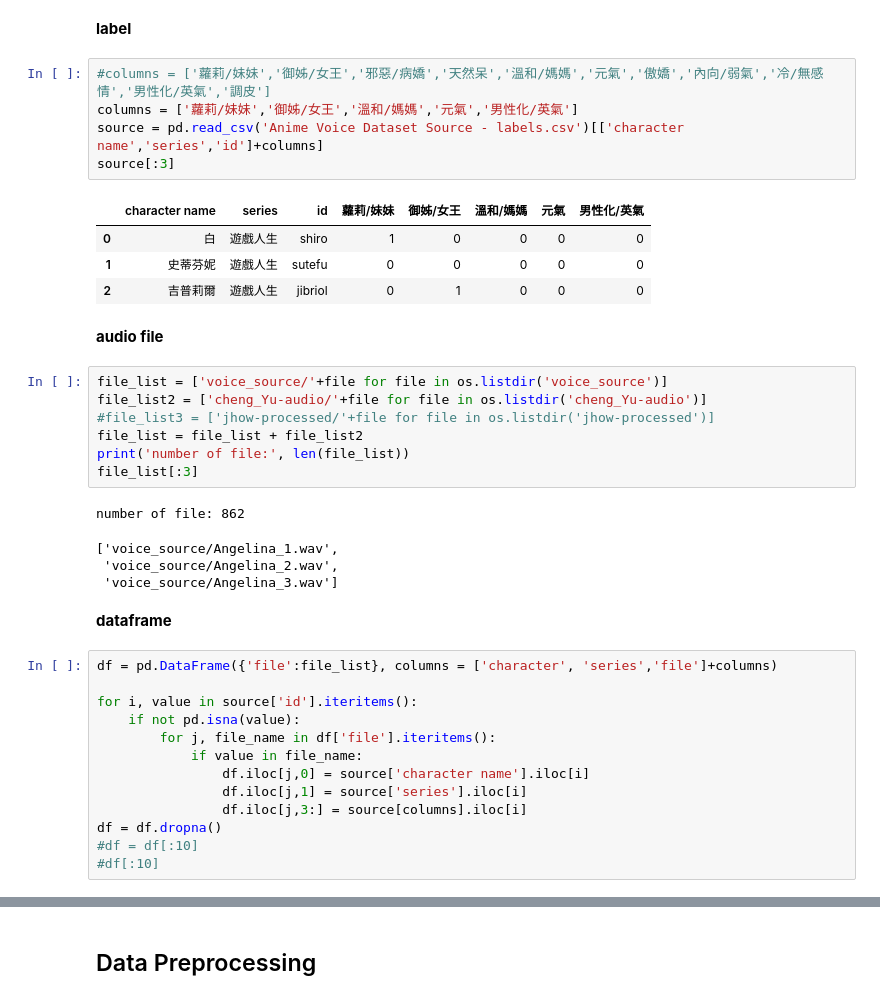
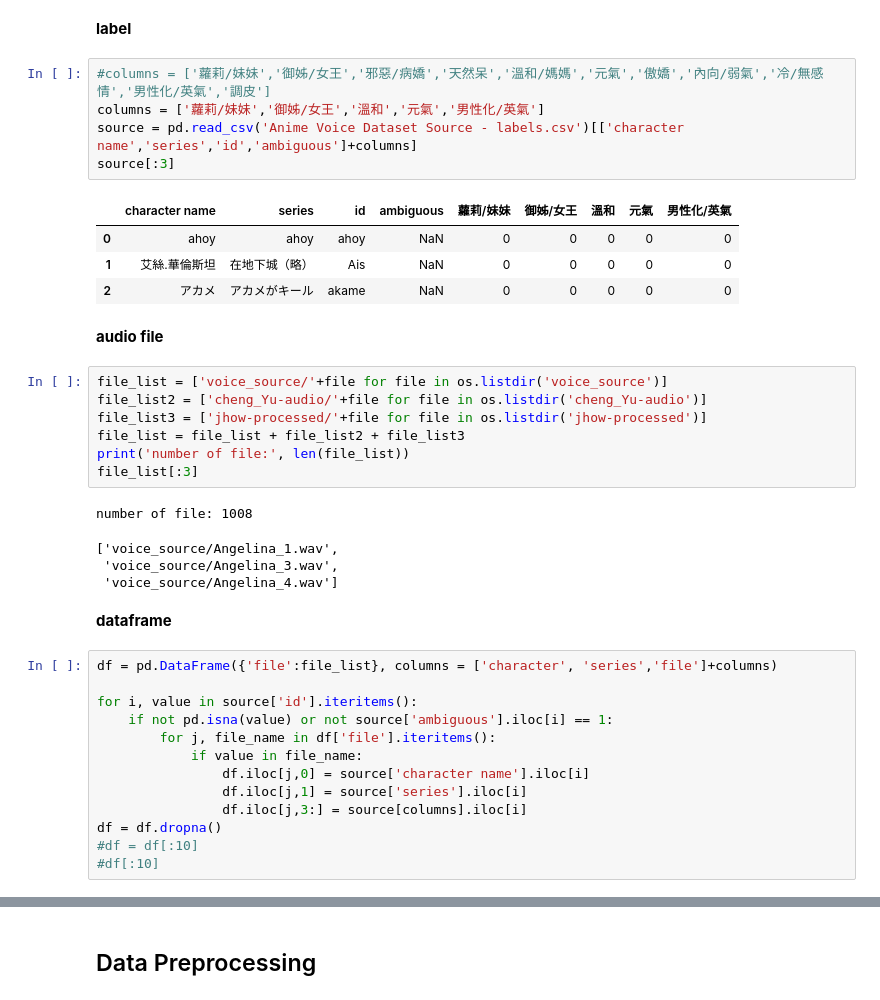
Before and after one commit to J-HowHuang/anime-voice, a Jupyter notebook: audio_feature.ipynb, the cells around one changed output, grey strips where cells are left out. Cells and saved outputs as stored; diff of their text form.

```diff
--- a/audio_feature.ipynb
+++ b/audio_feature.ipynb
@@ -53,35 +53,35 @@ librosa.display.waveplot(sample, sr=rate)
 __label__
 # %%
 #columns = ['蘿莉/妹妹','御姊/女王','邪惡/病嬌','天然呆','溫和/媽媽','元氣','傲嬌','內向/弱氣','冷/無感情','男性化/英氣','調皮']
-columns = ['蘿莉/妹妹','御姊/女王','溫和/媽媽','元氣','男性化/英氣']
-source = pd.read_csv('Anime Voice Dataset Source - labels.csv')[['character name','series','id']+columns]
+columns = ['蘿莉/妹妹','御姊/女王','溫和','元氣','男性化/英氣']
+source = pd.read_csv('Anime Voice Dataset Source - labels.csv')[['character name','series','id','ambiguous']+columns]
 source[:3]
 # %% [output]
-|  | character name | series | id | 蘿莉/妹妹 | 御姊/女王 | 溫和/媽媽 | 元氣 | 男性化/英氣 |
-| 0 | 白 | 遊戲人生 | shiro | 1 | 0 | 0 | 0 | 0 |
-| 1 | 史蒂芬妮 | 遊戲人生 | sutefu | 0 | 0 | 0 | 0 | 0 |
-| 2 | 吉普莉爾 | 遊戲人生 | jibriol | 0 | 1 | 0 | 0 | 0 |
+|  | character name | series | id | ambiguous | 蘿莉/妹妹 | 御姊/女王 | 溫和 | 元氣 | 男性化/英氣 |
+| 0 | ahoy | ahoy | ahoy | NaN | 0 | 0 | 0 | 0 | 0 |
+| 1 | 艾絲.華倫斯坦 | 在地下城（略） | Ais | NaN | 0 | 0 | 0 | 0 | 0 |
+| 2 | アカメ | アカメがキール | akame | NaN | 0 | 0 | 0 | 0 | 0 |
 # %% [markdown]
 __audio file__
 # %%
 file_list = ['voice_source/'+file for file in os.listdir('voice_source')]
 file_list2 = ['cheng_Yu-audio/'+file for file in os.listdir('cheng_Yu-audio')]
-#file_list3 = ['jhow-processed/'+file for file in os.listdir('jhow-processed')]
-file_list = file_list + file_list2
+file_list3 = ['jhow-processed/'+file for file in os.listdir('jhow-processed')]
+file_list = file_list + file_list2 + file_list3
 print('number of file:', len(file_list))
 file_list[:3]
 # %% [output]
-number of file: 862
+number of file: 1008
 ['voice_source/Angelina_1.wav',
- 'voice_source/Angelina_2.wav',
- 'voice_source/Angelina_3.wav']
+ 'voice_source/Angelina_3.wav',
+ 'voice_source/Angelina_4.wav']
 # %% [markdown]
 __dataframe__
 # %%
 df = pd.DataFrame({'file':file_list}, columns = ['character', 'series','file']+columns)
 
 for i, value in source['id'].iteritems():
-    if not pd.isna(value):
+    if not pd.isna(value) or not source['ambiguous'].iloc[i] == 1:
         for j, file_name in df['file'].iteritems():
             if value in file_name:
                 df.iloc[j,0] = source['character name'].iloc[i]
```
Also changed, not shown: parts of 25 cells of this notebook, 11 other files.
